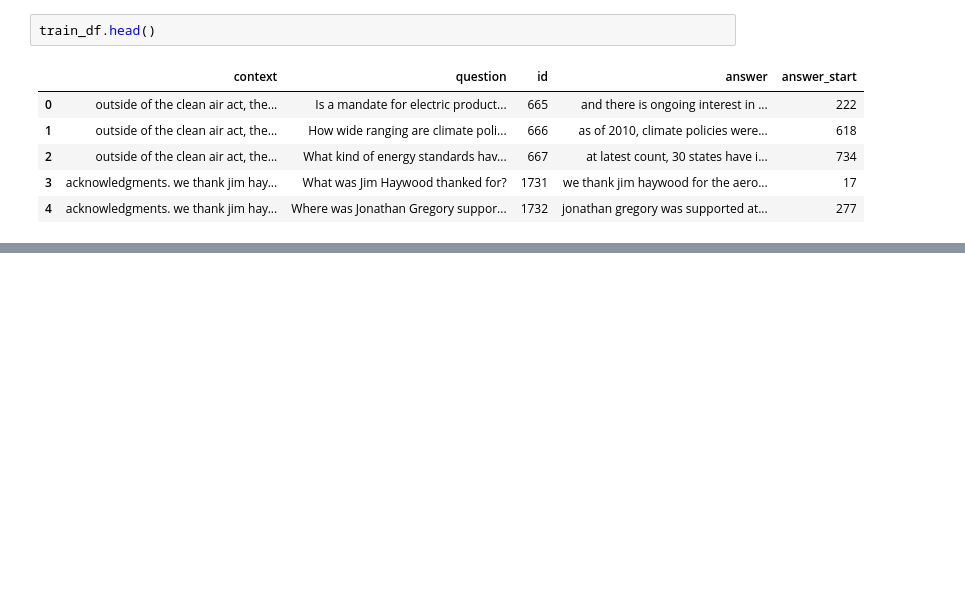
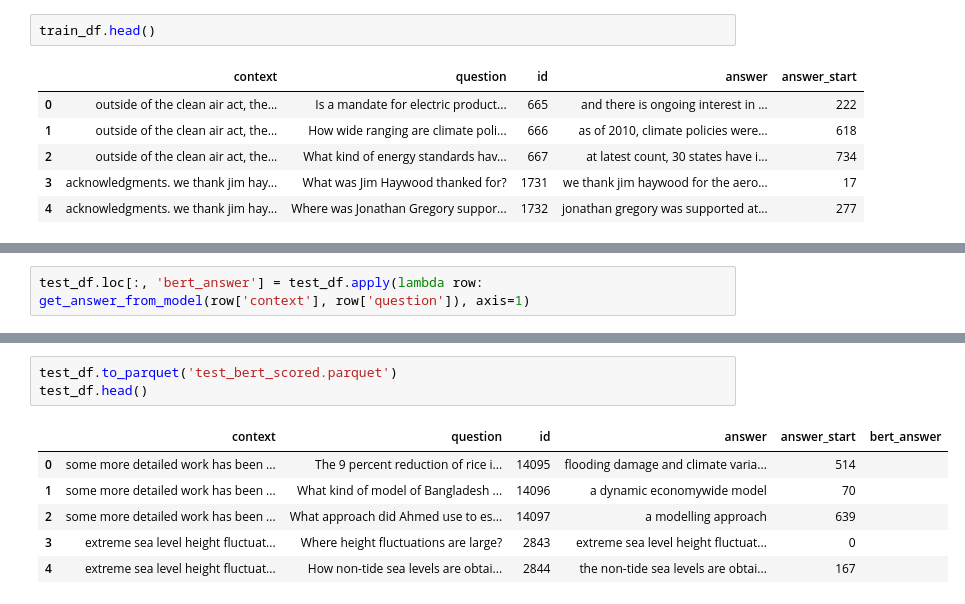
Before and after one commit to grace-murnaghan/266-project-marisa-grace, a Jupyter notebook: climate_change_QA_BERT_baseline.ipynb, the cells around one changed output, grey strips where cells are left out. Cells and saved outputs as stored; diff of their text form; blank space fills up the shorter version.

```diff
--- a/climate_change_QA_BERT_baseline.ipynb
+++ b/climate_change_QA_BERT_baseline.ipynb
@@ -75,0 +153,2 @@ train_df.head()
+# %%
+test_df.loc[:, 'bert_answer'] = test_df.apply(lambda row: get_answer_from_model(row['context'], row['question']), axis=1)
@@ -75,0 +173,10 @@ train_df.head()
+# %%
+test_df.to_parquet('test_bert_scored.parquet')
+test_df.head()
+# %% [output]
+|  | context | question | id | answer | answer_start | bert_answer |
+| 0 | some more detailed work has been ... | The 9 percent reduction of rice i... | 14095 | flooding damage and climate varia... | 514 |  |
+| 1 | some more detailed work has been ... | What kind of model of Bangladesh ... | 14096 | a dynamic economywide model | 70 |  |
+| 2 | some more detailed work has been ... | What approach did Ahmed use to es... | 14097 | a modelling approach | 639 |  |
+| 3 | extreme sea level height fluctuat... | Where height fluctuations are large? | 2843 | extreme sea level height fluctuat... | 0 |  |
+| 4 | extreme sea level height fluctuat... | How non-tide sea levels are obtai... | 2844 | the non-tide sea levels are obtai... | 167 |  |
```
Also changed, not shown: parts of 11 cells of this notebook.
